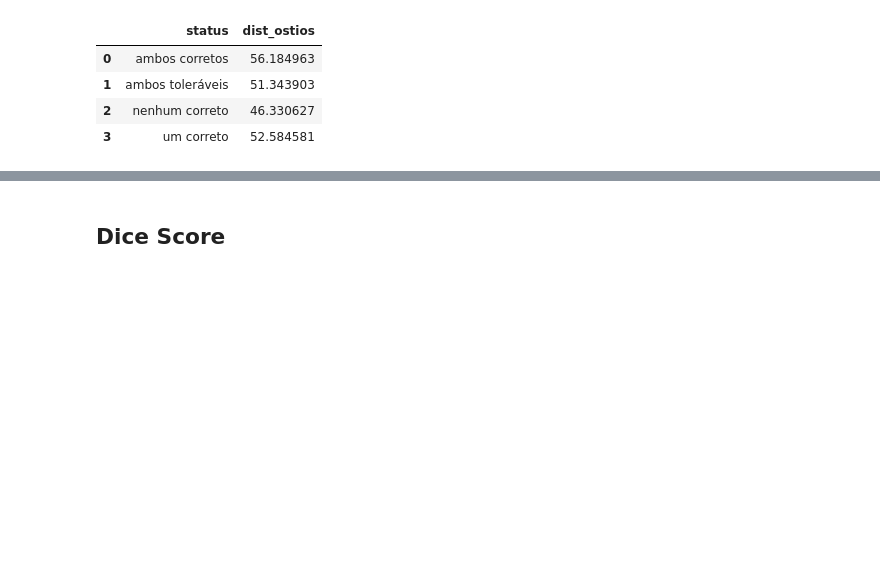
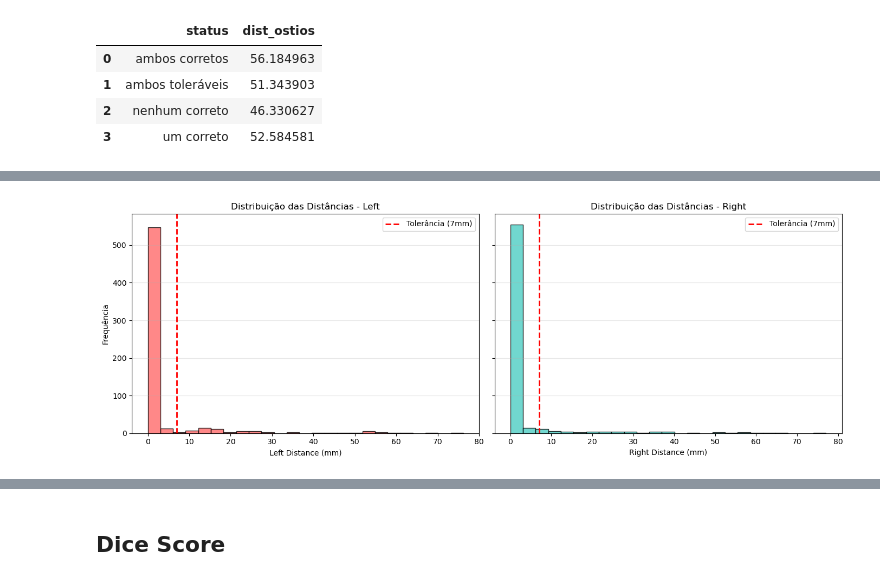
Before and after one commit to matheusssilva991/coronary-centerline-detection, a Jupyter notebook: src/eda_segmentacao.ipynb, the cells around one changed output, grey strips where cells are left out. Saved outputs shown, nothing was run; the diff lists cells and outputs as text; code cells hidden in the pictures; blank space fills up the shorter version.

```diff
--- a/src/eda_segmentacao.ipynb
+++ b/src/eda_segmentacao.ipynb
@@ -109,0 +115,30 @@ df_grouped
+# %%
+# Análise das distâncias left_dist_mm e right_dist_mm (distribuições)
+# Preparar dados (remover NaN)
+left_dist = df['left_dist_mm'].dropna()
+right_dist = df['right_dist_mm'].dropna()
+
+# Criar figura com 2 subplots lado a lado
+fig, axes = plt.subplots(1, 2, figsize=(14, 5), sharey=True)
+
+# Distribuição Left
+axes[0].hist(left_dist, bins=25, alpha=0.8, color='#FF6B6B', edgecolor='black')
+axes[0].axvline(7.0, color='red', linestyle='--', linewidth=2, label='Tolerância (7mm)')
+axes[0].set_xlabel('Left Distance (mm)')
+axes[0].set_ylabel('Frequência')
+axes[0].set_title('Distribuição das Distâncias - Left')
+axes[0].legend()
+axes[0].grid(axis='y', alpha=0.3)
+
+# Distribuição Right
+axes[1].hist(right_dist, bins=25, alpha=0.8, color='#4ECDC4', edgecolor='black')
+axes[1].axvline(7.0, color='red', linestyle='--', linewidth=2, label='Tolerância (7mm)')
+axes[1].set_xlabel('Right Distance (mm)')
+axes[1].set_title('Distribuição das Distâncias - Right')
+axes[1].legend()
+axes[1].grid(axis='y', alpha=0.3)
+
+plt.tight_layout()
+plt.show()
+# %% [output]
+[figure, added]
```
Also changed, not shown: parts of 3 cells of this notebook, 47 other files.
